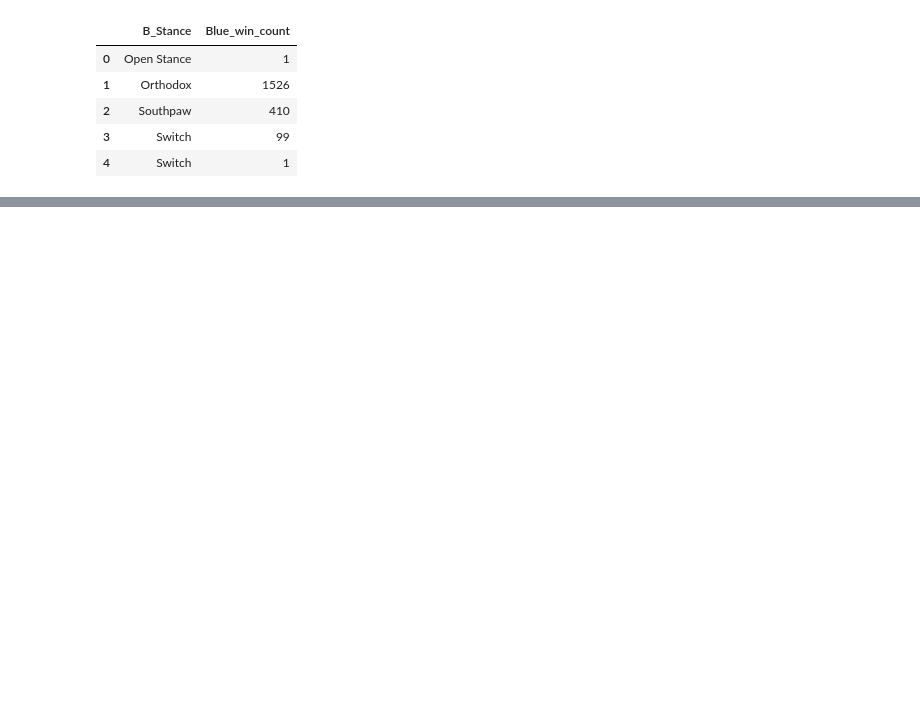
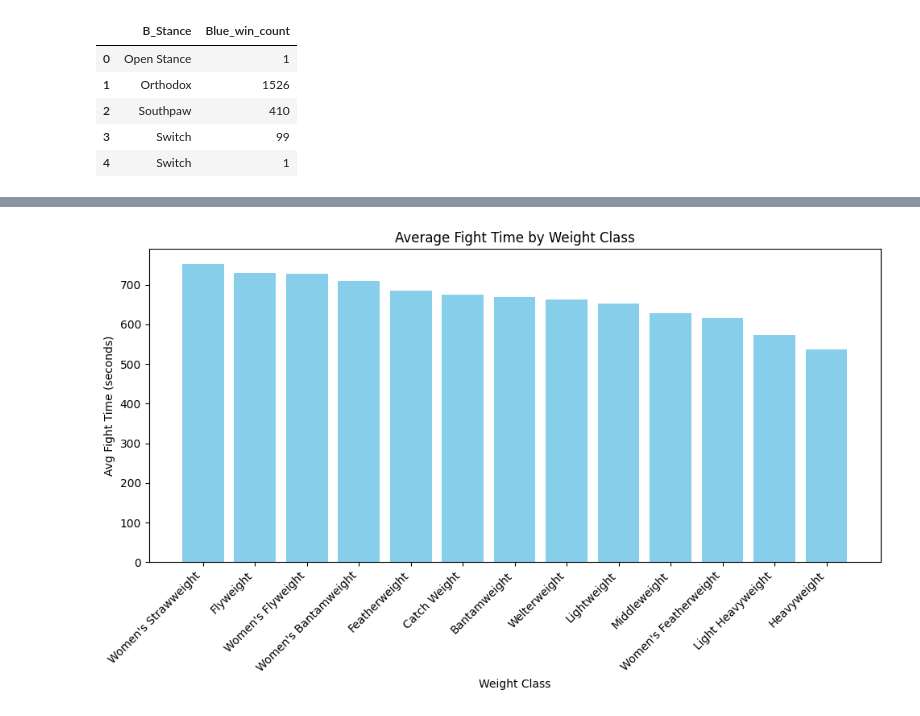
Before and after one commit to FlawlessAfro/ML_fight_prediction, a Jupyter notebook: silver/transformmatch.ipynb, the cells around one changed output, grey strips where cells are left out. Drawn from its saved outputs; the diff is of its cells as text; code cells hidden in the pictures; blank space fills up the shorter version.

```diff
--- a/silver/transformmatch.ipynb
+++ b/silver/transformmatch.ipynb
@@ -138,0 +143,19 @@ df_odds
+# %%
+class_stats = df_odds.groupby('weight_class').agg(
+    count=('weight_class', 'count'),
+    avg_fight_time=('total_fight_time_secs', 'mean')
+).reset_index()
+class_stats= class_stats.sort_values(by='avg_fight_time', ascending=False)
+# %%
+plt.figure(figsize=(10, 6))
+plt.bar(class_stats['weight_class'], class_stats['avg_fight_time'], color='skyblue')
+
+# Add labels and title
+plt.xlabel('Weight Class')
+plt.ylabel('Avg Fight Time (seconds)')
+plt.title('Average Fight Time by Weight Class')
+plt.xticks(rotation=45, ha='right')
+plt.tight_layout()  # Adjust layout to prevent clipping of labels
+plt.show()
+# %% [output]
+[figure, added]
```
Also changed, not shown: parts of 3 cells of this notebook, 1 other file.
